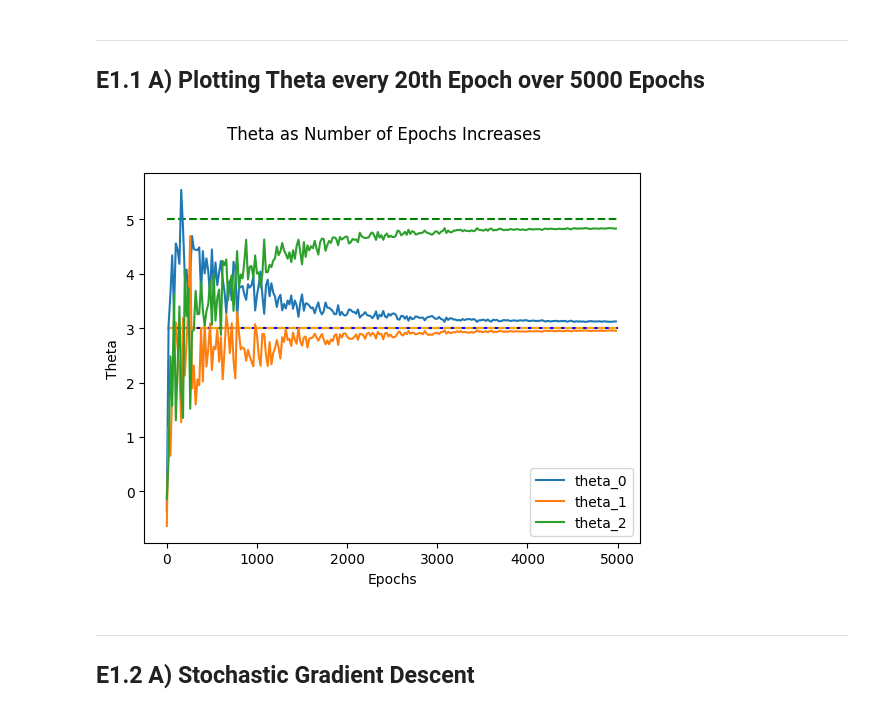
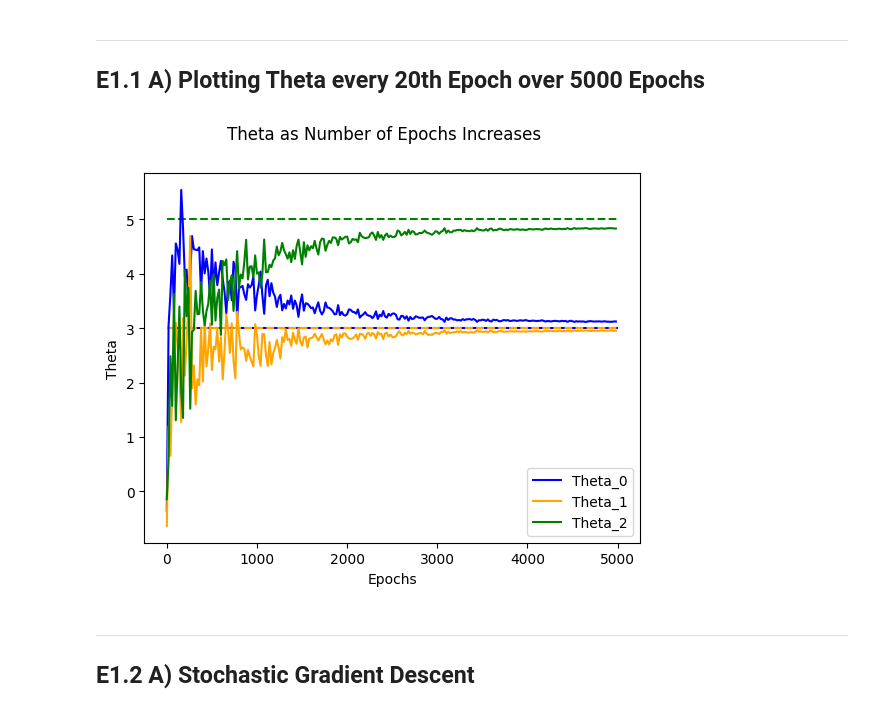
Before and after one commit to Andreas-Svensson/machine_learning, a Jupyter notebook: exercises/E1.ipynb, the cells around one changed output. Cells and saved outputs as stored; diff of their text form; code cells hidden in the pictures.

```diff
--- a/exercises/E1.ipynb
+++ b/exercises/E1.ipynb
@@ -81,29 +81,19 @@ array([[3.12412199],
 ---
 ## E1.1 A) Plotting Theta every 5th Epoch over 500 Epochs
 # %%
-learning_rate = 0.1
-epochs = 500
-step = 5
+def plot_thetas(title, epochs, step, theta_0, theta_1, theta_2):
 
-theta_0 = []
-theta_1 = []
-theta_2 = []
+    plt.hlines(3, 0, epochs, color = "blue")
+    plt.hlines(3, 0, epochs, linestyles = "--", color = "orange")
+    plt.hlines(5, 0, epochs, linestyles = "--", color = "green")
 
-for i in range(1, epochs, step):
-    theta = gradient_descent(X, y, epochs = i, learning_rate = learning_rate)
-    theta_0.append(float(theta[0]))
-    theta_1.append(float(theta[1]))
-    theta_2.append(float(theta[2]))
+    plt.plot(range(1, epochs, step), theta_0, label = "Theta_0", color = "blue")
+    plt.plot(range(1, epochs, step), theta_1, label = "Theta_1", color = "orange")
+    plt.plot(range(1, epochs, step), theta_2, label = "Theta_2", color = "green")
 
-plt.hlines(3, 0, epochs, color = "blue")
-plt.hlines(3, 0, epochs, linestyles = "--", color = "orange")
-plt.hlines(5, 0, epochs, linestyles = "--", color = "green")
-sns.lineplot(x = range(1, epochs, step), y = theta_0, label = "theta_0")
-sns.lineplot(x = range(1, epochs, step), y = theta_1, label = "theta_1")
-sns.lineplot(x = range(1, epochs, step), y = theta_2, label = "theta_2")
+    plt.legend()
 
-plt.legend()
+    plt.xlabel("Epochs")
+    plt.ylabel("Theta")
 
-plt.xlabel("Epochs")
-plt.ylabel("Theta")
-plt.suptitle(f"Theta as Number of Epochs Increases");
+    plt.suptitle(title)
@@ -115,30 +121,21 @@ plt.suptitle(f"Theta as Number of Epochs Increases");
 # %%
 learning_rate = 0.01
 epochs = 5000
 step = 20
 
 theta_0 = []
 theta_1 = []
 theta_2 = []
 
 for i in range(1, epochs, step):
     theta = gradient_descent(X, y, epochs = i, learning_rate = learning_rate)
     theta_0.append(float(theta[0]))
     theta_1.append(float(theta[1]))
     theta_2.append(float(theta[2]))
 
-plt.hlines(3, 0, epochs, color = "blue")
-plt.hlines(3, 0, epochs, linestyles = "--", color = "orange")
-plt.hlines(5, 0, epochs, linestyles = "--", color = "green")
-sns.lineplot(x = range(1, epochs, step), y = theta_0, label = "theta_0")
-sns.lineplot(x = range(1, epochs, step), y = theta_1, label = "theta_1")
-sns.lineplot(x = range(1, epochs, step), y = theta_2, label = "theta_2")
-
-plt.xlabel("Epochs")
-plt.ylabel("Theta")
-plt.suptitle(f"Theta as Number of Epochs Increases");
+plot_thetas("Theta as Number of Epochs Increases", epochs, step, theta_0, theta_1, theta_2)
 # %% [output]
-[figure, old version]
+[figure, new version]
 # %% [markdown]
 ---
 ## E1.2 A) Stochastic Gradient Descent
```
Also changed, not shown: parts of 12 cells of this notebook.
